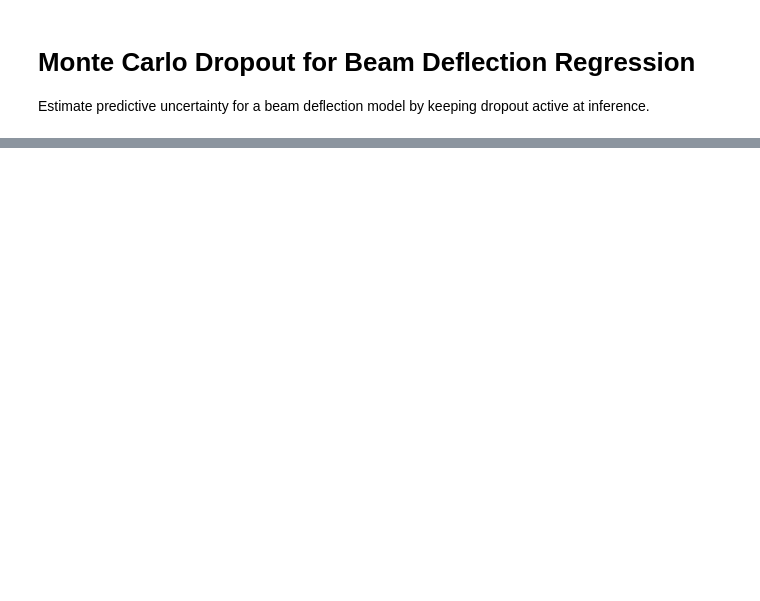
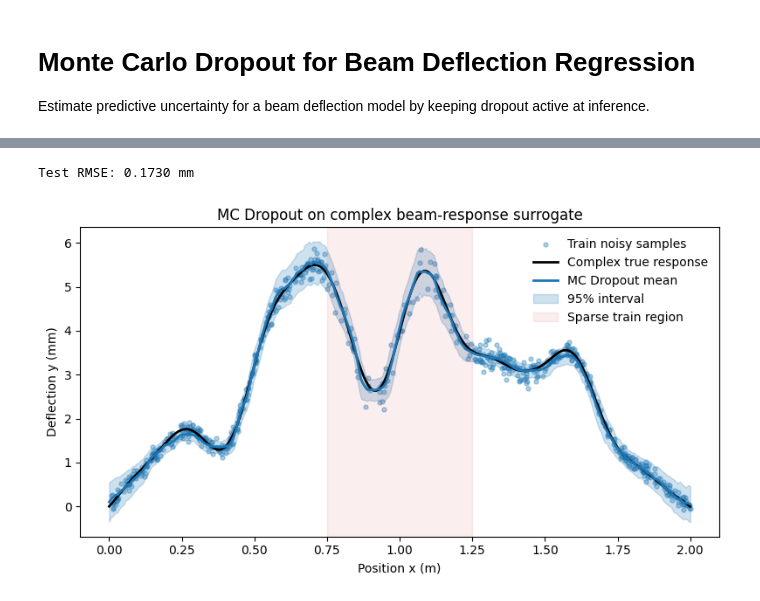
Before and after one commit to Vispikarkaria/Deep-UQ, a Jupyter notebook: notebooks/MC_Dropout_Tutorial.ipynb, the cells around one changed output, grey strips where cells are left out. Drawn from its saved outputs; the diff is of its cells as text; code cells hidden in the pictures; blank space fills up the shorter version.

Commit message:
Update MC Dropout tutorial docs and add 0.1.1 build artifacts

```diff
--- a/notebooks/MC_Dropout_Tutorial.ipynb
+++ b/notebooks/MC_Dropout_Tutorial.ipynb
@@ -95,28 +235,48 @@ for epoch in range(200):
 # %%
-# MC Dropout predictions
-uq = MCDropoutWrapper(model, n_mc=200, apply_softmax=False)
+# ----------------------------------------------------------------------------
+# MC Dropout inference
+# - `MCDropoutWrapper` performs many stochastic forward passes at test time.
+# - Dropout remains active during prediction to estimate epistemic uncertainty.
+# ----------------------------------------------------------------------------
+uq = MCDropoutWrapper(model, n_mc=300, apply_softmax=False)
+
+# Predictive mean/variance on a dense plotting grid
 mean, var = uq.predict(x_grid.to(DEVICE))
 mean = mean.cpu()
 std = var.sqrt().cpu()
 
+# Approximate 95% interval using Gaussian approximation
 lower = mean - 1.96 * std
 upper = mean + 1.96 * std
 
-plt.figure(figsize=(7, 4))
-plt.scatter(x_train.numpy(), y_train.numpy(), s=14, alpha=0.5, label='Noisy samples')
-plt.plot(x_grid.numpy(), y_grid_true.numpy(), color='black', linewidth=2, label='True deflection')
-plt.plot(x_grid.numpy(), mean.numpy(), color='tab:blue', label='MC Dropout mean')
+# Quick generalization check on held-out noisy test set
+with torch.no_grad():
+    test_mean, _ = uq.predict(x_test.to(DEVICE))
+    test_rmse = torch.sqrt(F.mse_loss(test_mean.cpu(), y_test)).item()
+print(f'Test RMSE: {test_rmse:.4f} mm')
+
+# Main predictive plot
+plt.figure(figsize=(8, 4.5))
+plt.scatter(x_train.numpy(), y_train.numpy(), s=13, alpha=0.35, label='Train noisy samples')
+plt.plot(x_grid.numpy(), y_grid_true.numpy(), color='black', linewidth=2, label='Complex true response')
+plt.plot(x_grid.numpy(), mean.numpy(), color='tab:blue', linewidth=2, label='MC Dropout mean')
 plt.fill_between(
     x_grid.squeeze().numpy(),
     lower.squeeze().numpy(),
     upper.squeeze().numpy(),
     color='tab:blue',
-    alpha=0.2,
+    alpha=0.22,
     label='95% interval',
 )
+
+# Highlight sparse train region to interpret uncertainty behavior
+plt.axvspan(0.75, 1.25, color='tab:red', alpha=0.08, label='Sparse train region')
 plt.xlabel('Position x (m)')
 plt.ylabel('Deflection y (mm)')
-plt.title('MC Dropout predictive mean and bounds')
+plt.title('MC Dropout on complex beam-response surrogate')
 plt.legend(frameon=False)
 plt.tight_layout()
 plt.show()
+# %% [output]
+Test RMSE: 0.1730 mm
+[figure, added]
```
Also changed, not shown: parts of 15 cells of this notebook, 2 other files.
